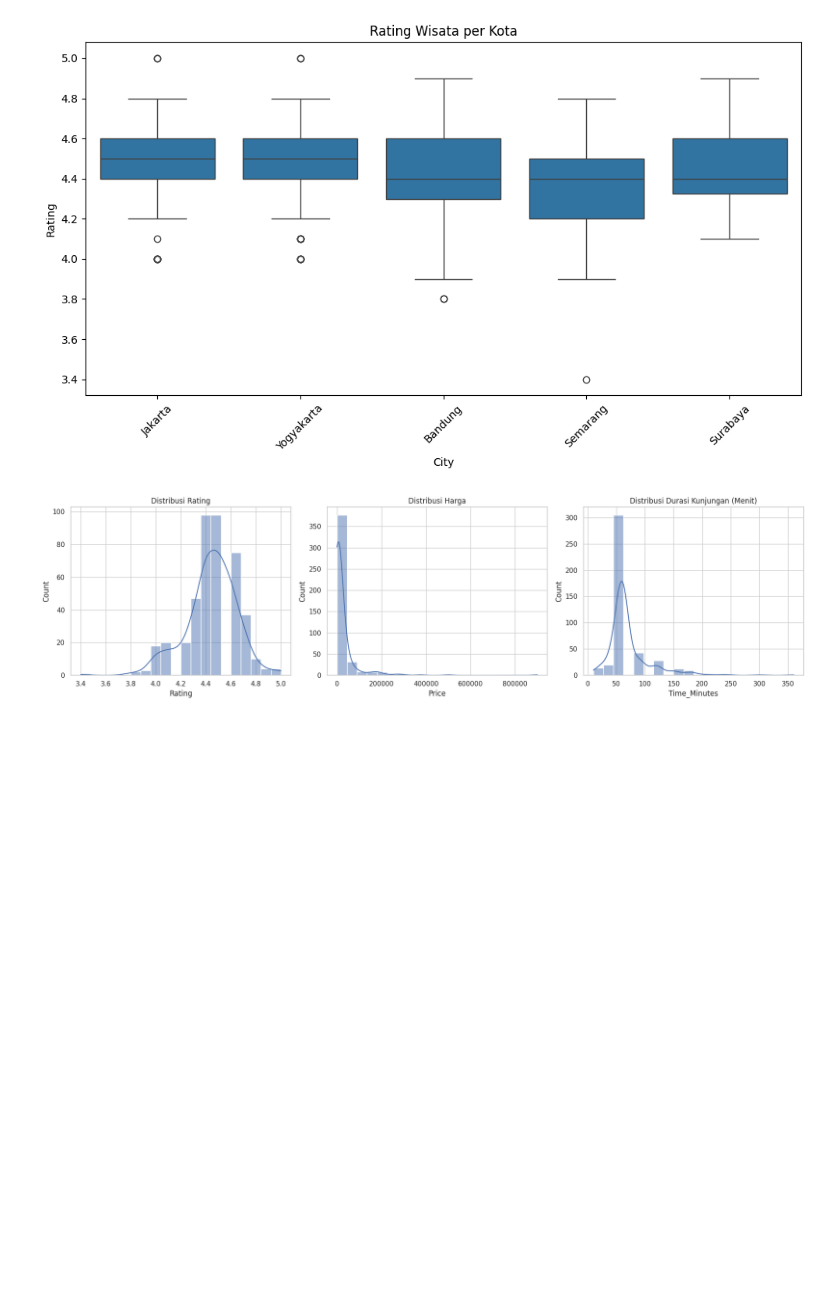
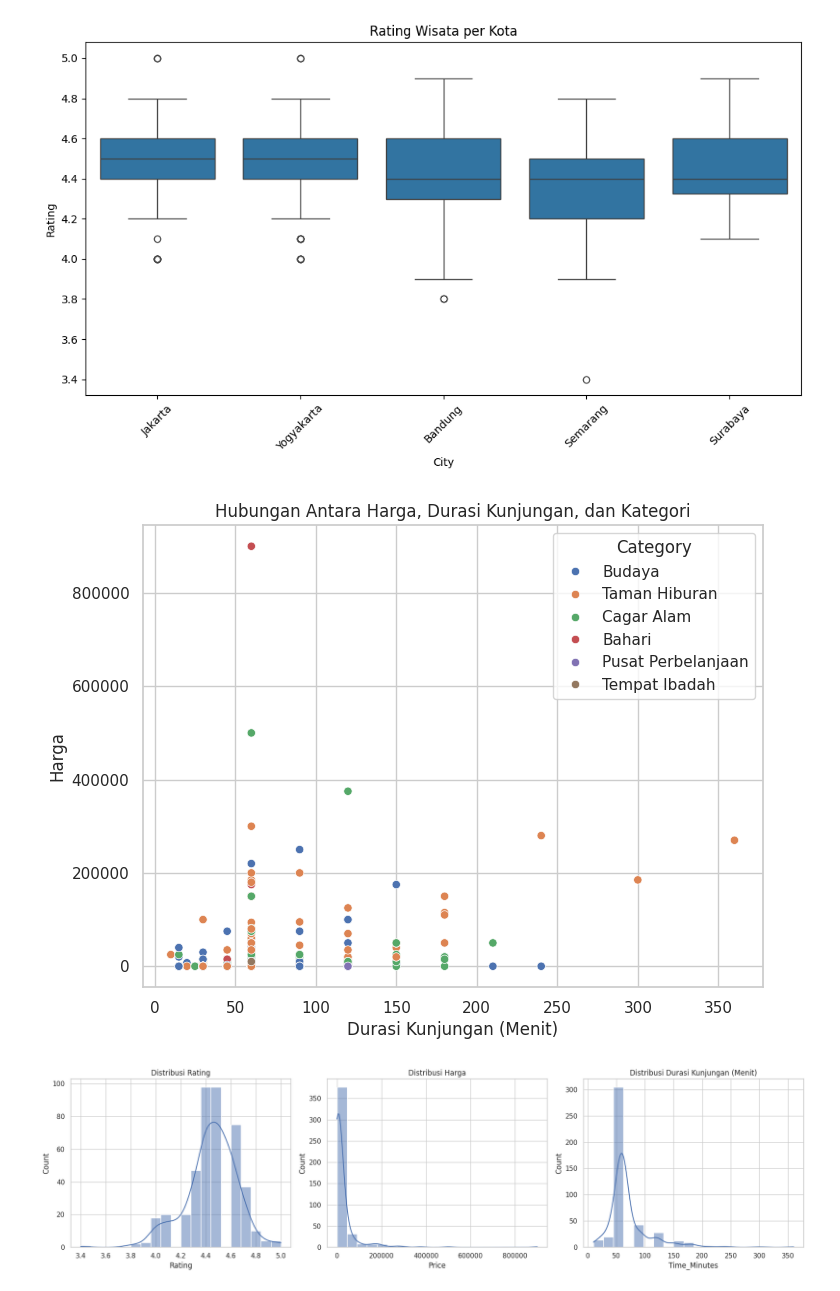
Before and after one commit to beltsazar1/project_pi_dataMining, a Jupyter notebook: projrct_pi.ipynb, the cells around one changed output. Drawn from its saved outputs; the diff is of its cells as text; code cells hidden in the pictures; blank space fills up the shorter version.

```diff
--- a/projrct_pi.ipynb
+++ b/projrct_pi.ipynb
@@ -164,6 +164,15 @@ plt.show()
 # plt.show()
 
 #nanti ubah kedalam bentuk map
+# %%
+plt.figure(figsize=(8,6))
+sns.scatterplot(data=df_iqr_removed, x='Time_Minutes', y='Price', hue='Category')
+plt.title('Hubungan Antara Harga, Durasi Kunjungan, dan Kategori')
+plt.xlabel('Durasi Kunjungan (Menit)')
+plt.ylabel('Harga')
+plt.show()
+# %% [output]
+[figure, added]
 # %%
 sns.set(style="whitegrid")
 plt.figure(figsize=(18, 5))
```
Also changed, not shown: parts of 4 cells of this notebook.
